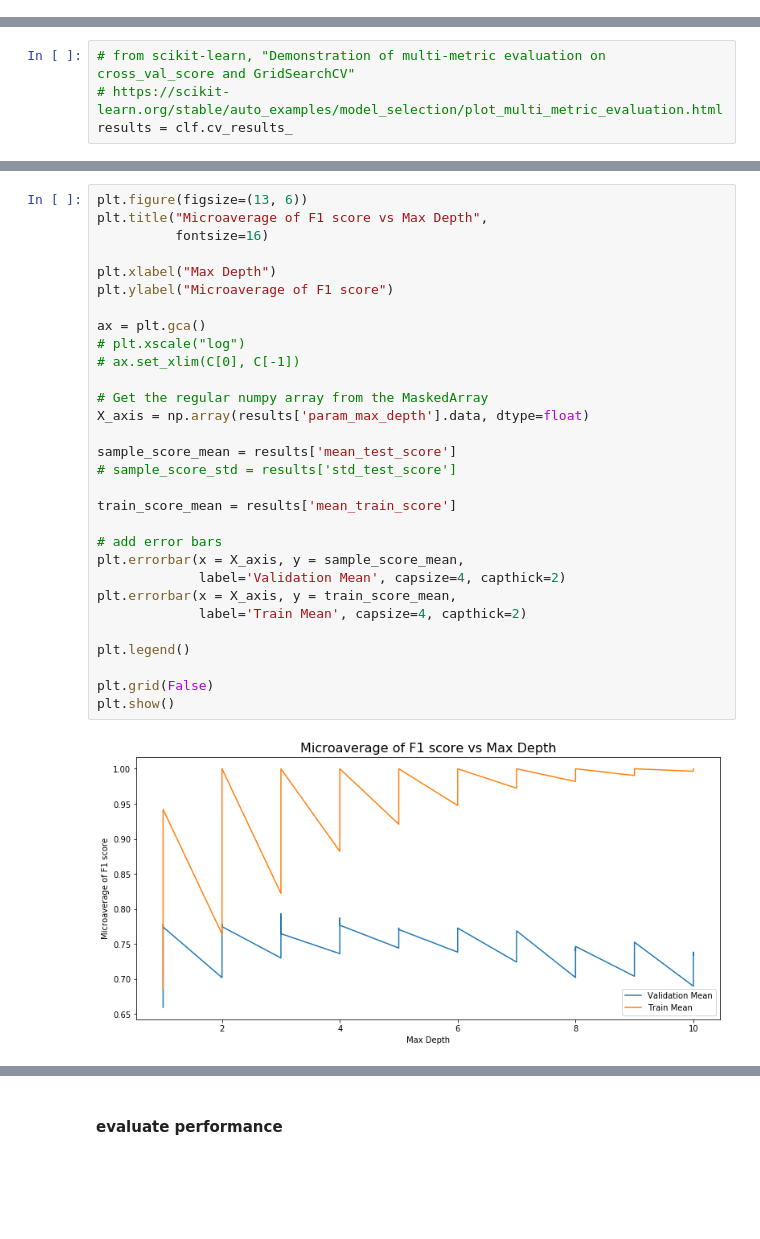
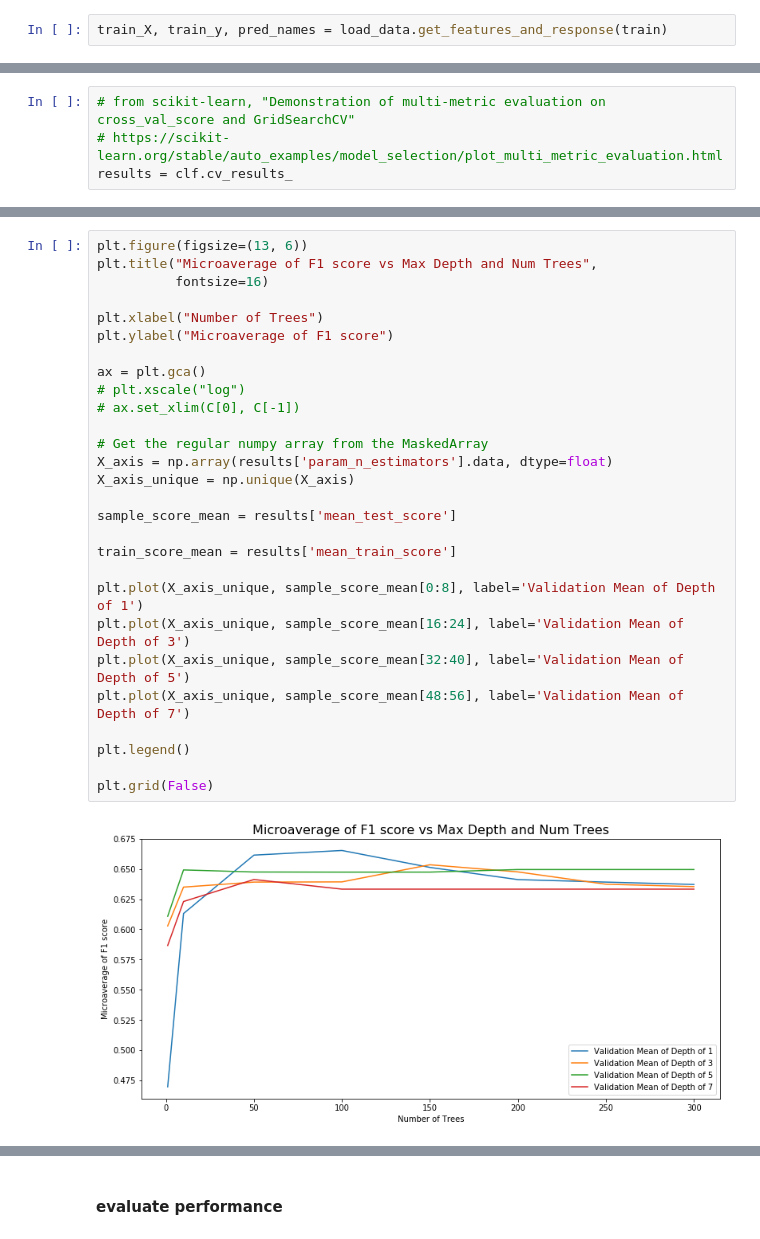
Before and after one commit to salliewalecka/Hawaii_RegimesPredictors, a Jupyter notebook: notebooks/Gradient_Boosted_Trees.ipynb, the cells around one changed output, grey strips where cells are left out. Saved outputs shown, nothing was run; the diff lists cells and outputs as text; blank space fills up the shorter version.

```diff
--- a/notebooks/Gradient_Boosted_Trees.ipynb
+++ b/notebooks/Gradient_Boosted_Trees.ipynb
@@ -65,0 +35,2 @@ That took 0.007101297378540039 seconds
+# %%
+train_X, train_y, pred_names = load_data.get_features_and_response(train)
@@ -102,32 +115,30 @@ results = clf.cv_results_
 # %%
 plt.figure(figsize=(13, 6))
-plt.title("Microaverage of F1 score vs Max Depth",
+plt.title("Microaverage of F1 score vs Max Depth and Num Trees",
           fontsize=16)
 
-plt.xlabel("Max Depth")
+plt.xlabel("Number of Trees")
 plt.ylabel("Microaverage of F1 score")
 
 ax = plt.gca()
 # plt.xscale("log")
 # ax.set_xlim(C[0], C[-1])
 
 # Get the regular numpy array from the MaskedArray
-X_axis = np.array(results['param_max_depth'].data, dtype=float)
+X_axis = np.array(results['param_n_estimators'].data, dtype=float)
+X_axis_unique = np.unique(X_axis)
 
 sample_score_mean = results['mean_test_score']
-# sample_score_std = results['std_test_score']
 
 train_score_mean = results['mean_train_score']
 
-# add error bars
-plt.errorbar(x = X_axis, y = sample_score_mean,
-             label='Validation Mean', capsize=4, capthick=2)
-plt.errorbar(x = X_axis, y = train_score_mean,
-             label='Train Mean', capsize=4, capthick=2)
+plt.plot(X_axis_unique, sample_score_mean[0:8], label='Validation Mean of Depth of 1')
+plt.plot(X_axis_unique, sample_score_mean[16:24], label='Validation Mean of Depth of 3')
+plt.plot(X_axis_unique, sample_score_mean[32:40], label='Validation Mean of Depth of 5')
+plt.plot(X_axis_unique, sample_score_mean[48:56], label='Validation Mean of Depth of 7')
 
 plt.legend()
 
 plt.grid(False)
-plt.show()
 # %% [output]
-[figure, old version]
+[figure, new version]
```
Also changed, not shown: parts of 44 cells of this notebook.
